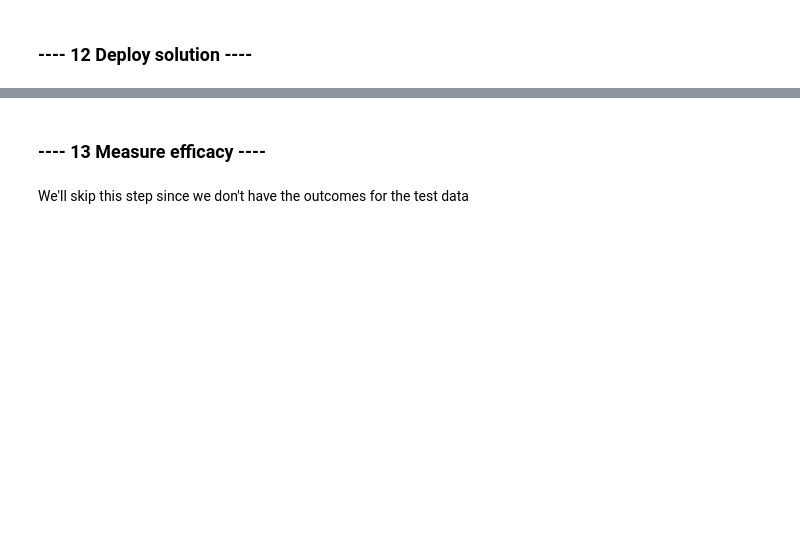
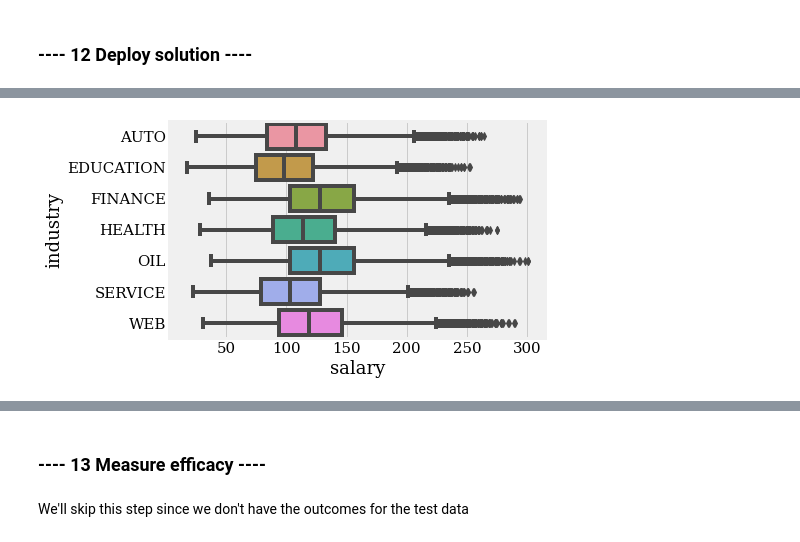
Before and after one commit to Ashur59/salarypredictionportfolio, a Jupyter notebook: salary-prediction-notebook-local.ipynb, the cells around one changed output, grey strips where cells are left out. Drawn from its saved outputs; the diff is of its cells as text; code cells hidden in the pictures; blank space fills up the shorter version.

```diff
--- a/salary-prediction-notebook-local.ipynb
+++ b/salary-prediction-notebook-local.ipynb
@@ -1370,0 +1544,14 @@ graph_feature_importances(model, train_original.columns, summarized_columns=cate
+# %%
+# Now we can get the correlation between the 'salary' and all the other features.
+# What features correlate the most with salary?
+# What other correlations did you find?
+# Make sure to specify some features that you might want to focus on or the plots might be too big
+
+ax12 = sns.boxplot(x="salary", y="industry", data=train_data)
+ax12.get_figure().savefig("images/Correlation_industry_salary.png", dpi=None, facecolor='w', edgecolor='w',
+            orientation='portrait', papertype=None, format=None,
+            transparent=False, bbox_inches='tight', pad_inches=0.1,
+            frameon=None, metadata=None
+            )
+# %% [output]
+[figure, added]
```
Also changed, not shown: parts of 31 cells of this notebook.
